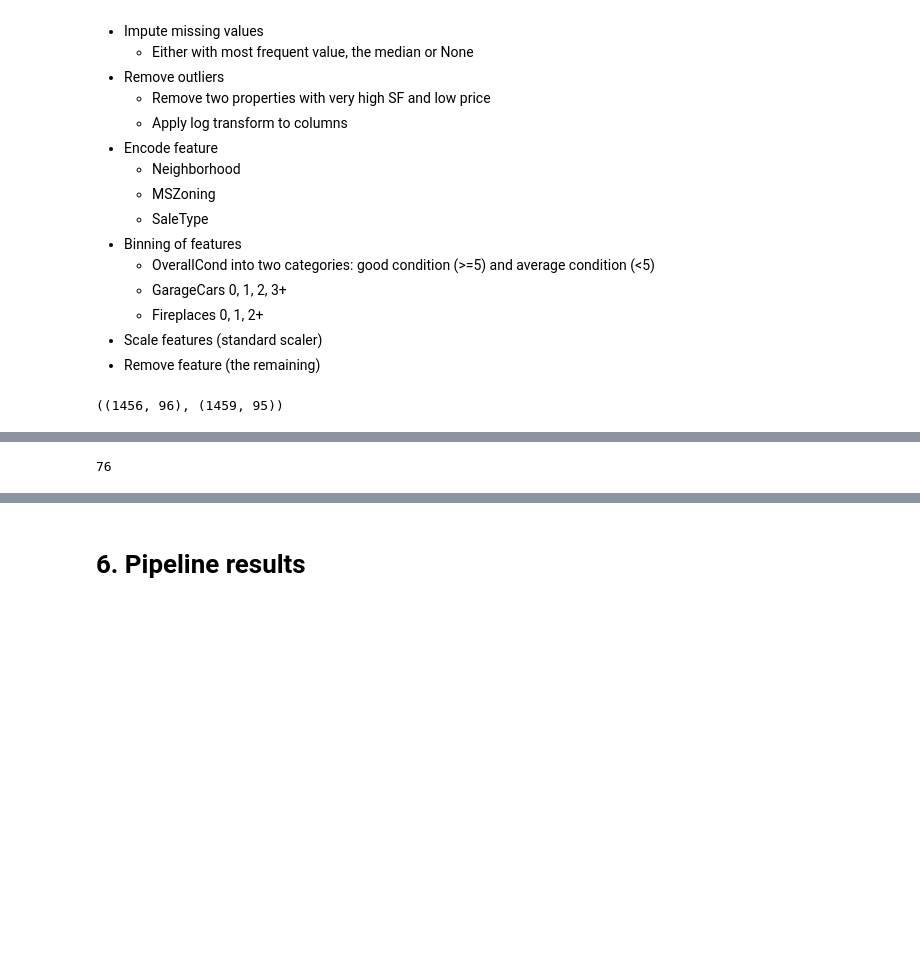
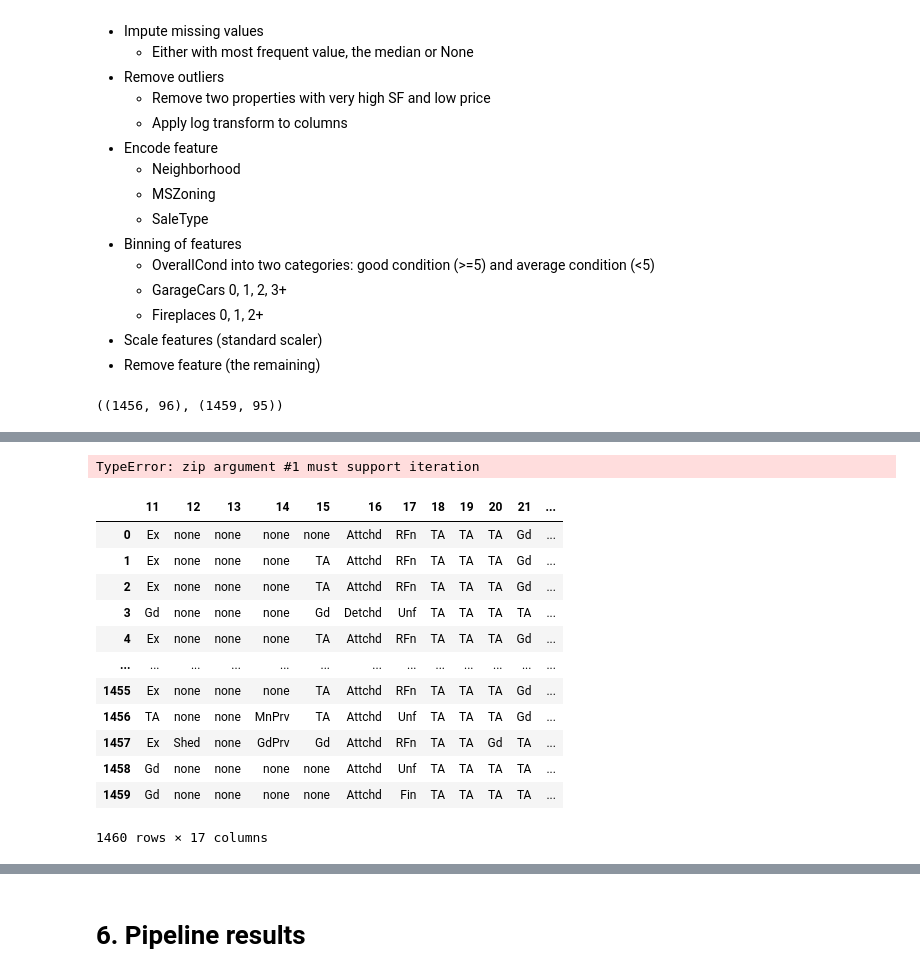
Before and after one commit to max-lutz/Kaggle_competitions, a Jupyter notebook: house-price-regression-full-eda-ml-workflow.ipynb, the cells around one changed output, grey strips where cells are left out. Cells and saved outputs as stored; diff of their text form; code cells hidden in the pictures; blank space fills up the shorter version.

```diff
--- a/house-price-regression-full-eda-ml-workflow.ipynb
+++ b/house-price-regression-full-eda-ml-workflow.ipynb
@@ -1042,0 +1041,10 @@ preprocessing = make_column_transformer(
+# %%
+preprocessing = make_column_transformer(
+    FeatureExtractor(impute_features_with_0),
+    SimpleImputer(strategy = 'constant', fill_value = 0),
+    ConvertToDataframe(),
+    OneHotEncoder(handle_unknown='ignore', sparse=False),
+)
+preprocessing
+# %% [output]
+TypeError: zip argument #1 must support iteration
@@ -1061,7 +1115,19 @@ X_pred_preprocessed = pd.DataFrame(pipeline.transform(X_pred))
-# %%
-len(total_features.to_list())
-# %% [output]
-76
+# %%
+X_preprocessed.iloc[:,11:28]
+# %% [output]
+|  | 11 | 12 | 13 | 14 | 15 | 16 | 17 | 18 | 19 | 20 | 21 | ... |
+| 0 | Ex | none | none | none | none | Attchd | RFn | TA | TA | TA | Gd | ... |
+| 1 | Ex | none | none | none | TA | Attchd | RFn | TA | TA | TA | Gd | ... |
+| 2 | Ex | none | none | none | TA | Attchd | RFn | TA | TA | TA | Gd | ... |
+| 3 | Gd | none | none | none | Gd | Detchd | Unf | TA | TA | TA | TA | ... |
+| 4 | Ex | none | none | none | TA | Attchd | RFn | TA | TA | TA | Gd | ... |
+| ... | ... | ... | ... | ... | ... | ... | ... | ... | ... | ... | ... | ... |
+| 1455 | Ex | none | none | none | TA | Attchd | RFn | TA | TA | TA | Gd | ... |
+| 1456 | TA | none | none | MnPrv | TA | Attchd | Unf | TA | TA | TA | Gd | ... |
+| 1457 | Ex | Shed | none | GdPrv | Gd | Attchd | RFn | TA | TA | Gd | TA | ... |
+| 1458 | Gd | none | none | none | none | Attchd | Unf | TA | TA | TA | TA | ... |
+| 1459 | Gd | none | none | none | none | Attchd | Fin | TA | TA | TA | TA | ... |
+1460 rows × 17 columns
 # %%
 X_preprocessed.shape
 # %% [output]
```
Also changed, not shown: parts of 16 cells of this notebook.
